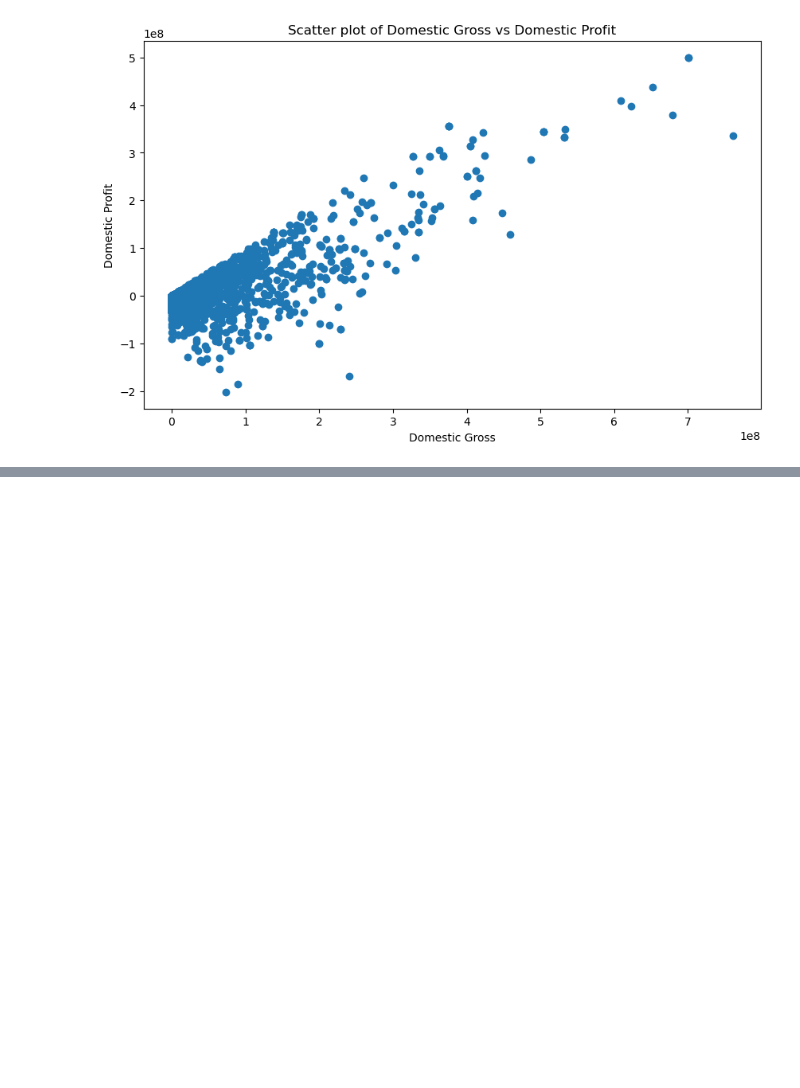
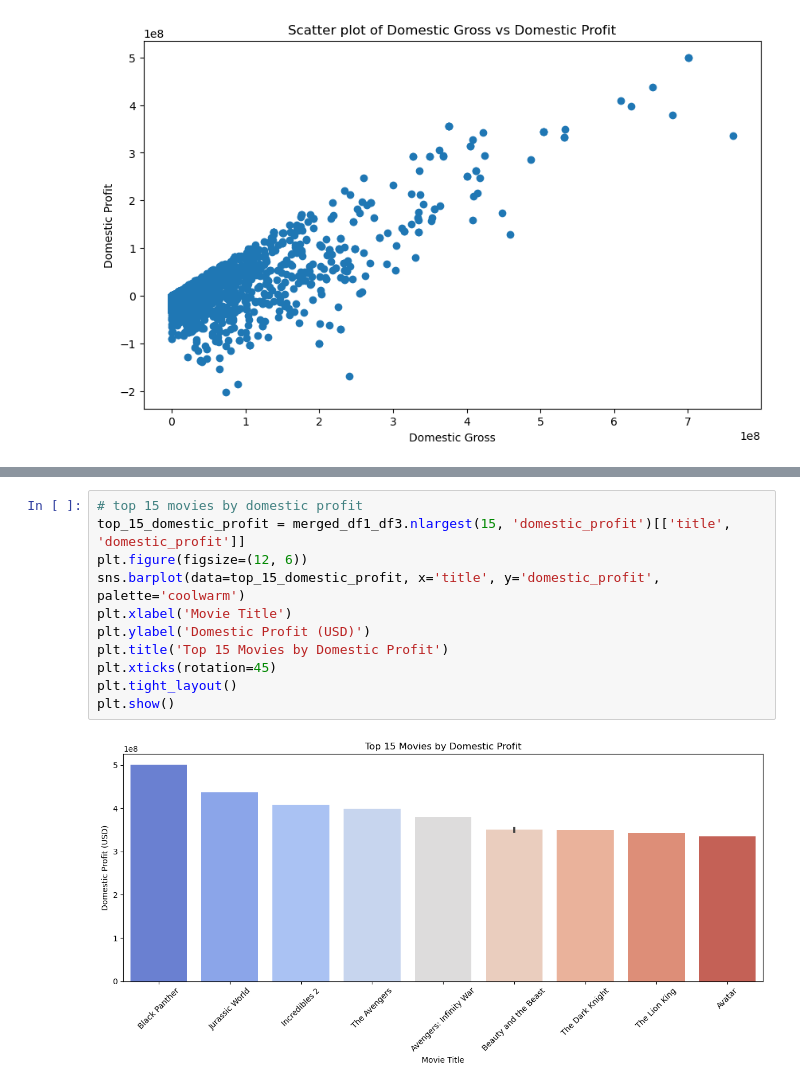
Before and after one commit to Vincent-Muteti/Phase2-Project, a Jupyter notebook: group5.ipynb, the cells around one changed output, grey strips where cells are left out. Drawn from its saved outputs; the diff is of its cells as text; blank space fills up the shorter version.

```diff
--- a/group5.ipynb
+++ b/group5.ipynb
@@ -164,0 +226,13 @@ plt.show()
+# %%
+# top 15 movies by domestic profit
+top_15_domestic_profit = merged_df1_df3.nlargest(15, 'domestic_profit')[['title', 'domestic_profit']]
+plt.figure(figsize=(12, 6))
+sns.barplot(data=top_15_domestic_profit, x='title', y='domestic_profit', palette='coolwarm')
+plt.xlabel('Movie Title')
+plt.ylabel('Domestic Profit (USD)')
+plt.title('Top 15 Movies by Domestic Profit')
+plt.xticks(rotation=45)
+plt.tight_layout()
+plt.show()
+# %% [output]
+[figure, added]
```
Also changed, not shown: parts of 5 cells of this notebook.
